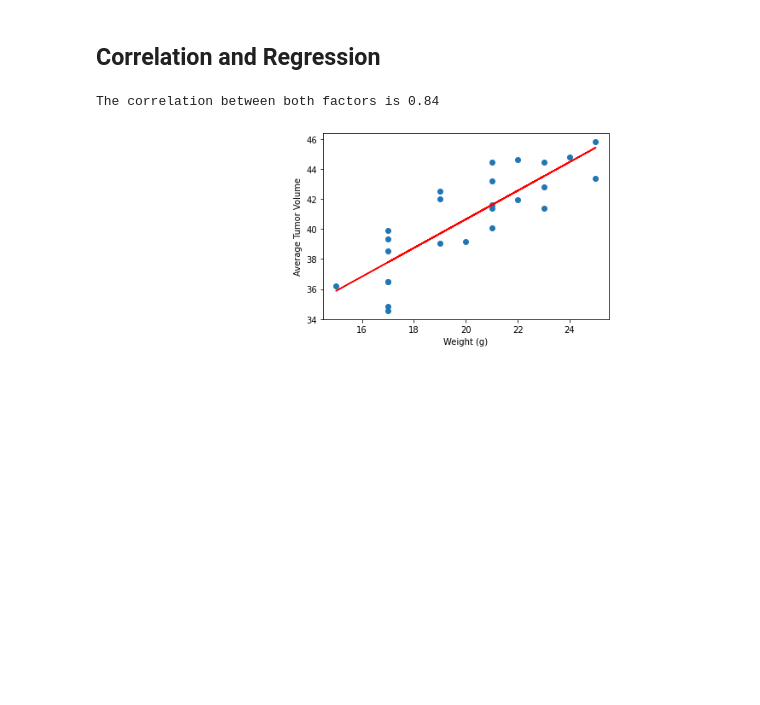
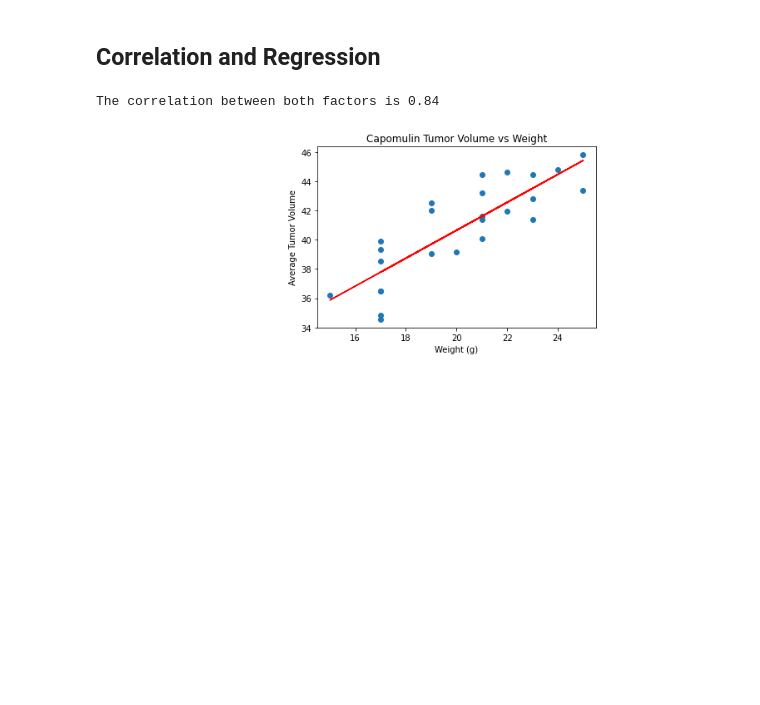
Before and after one commit to NoahGoldstein13/Matplotlib-Challenge, a Jupyter notebook: pymaceuticals_starter.ipynb, the cells around one changed output. Saved outputs shown, nothing was run; the diff lists cells and outputs as text; code cells hidden in the pictures.

```diff
--- a/pymaceuticals_starter.ipynb
+++ b/pymaceuticals_starter.ipynb
@@ -271,26 +272,27 @@ avg_df.plot(kind="scatter",x="Weight (g)", y="Average Tumor Volume")
 # %%
 # Calculate the correlation coefficient and linear regression model
 # for mouse weight and average tumor volume for the Capomulin regimen
 
 avg = capomulin_df.groupby(["Mouse ID","Weight (g)"])["Tumor Volume (mm3)"].mean().reset_index()
 avg_df = pd.DataFrame(avg)
 avg_df = avg_df.rename(columns={'Tumor Volume (mm3)':'Average Tumor Volume'})
 
 weight = avg_df["Weight (g)"]
 avg_volume = avg_df["Average Tumor Volume"]
 correlation = st.pearsonr(weight,avg_volume)
 print(f"The correlation between both factors is {round(correlation[0],2)}")
 x_values = avg_df['Weight (g)']
 y_values = avg_df['Average Tumor Volume']
 (slope, intercept, rvalue, pvalue, stderr) = linregress(x_values, y_values)
 regress_values = x_values * slope + intercept
 line_eq = "y = " + str(round(slope,2)) + "x + " + str(round(intercept,2))
 plt.scatter(x_values,y_values)
 plt.plot(x_values,regress_values,"r-")
 plt.annotate(line_eq,(6,10),fontsize=15,color="red")
 plt.xlabel('Weight (g)')
 plt.ylabel('Average Tumor Volume')
+plt.title("Capomulin Tumor Volume vs Weight")
 plt.show()
 # %% [output]
 The correlation between both factors is 0.84
-[figure, old version]
+[figure, new version]
```
Also changed, not shown: parts of 4 cells of this notebook.
